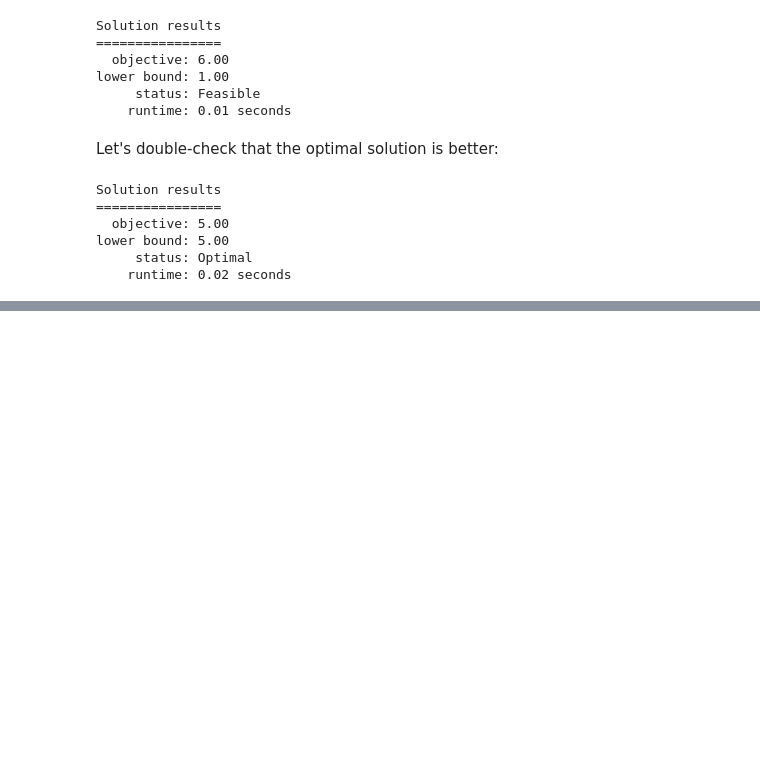
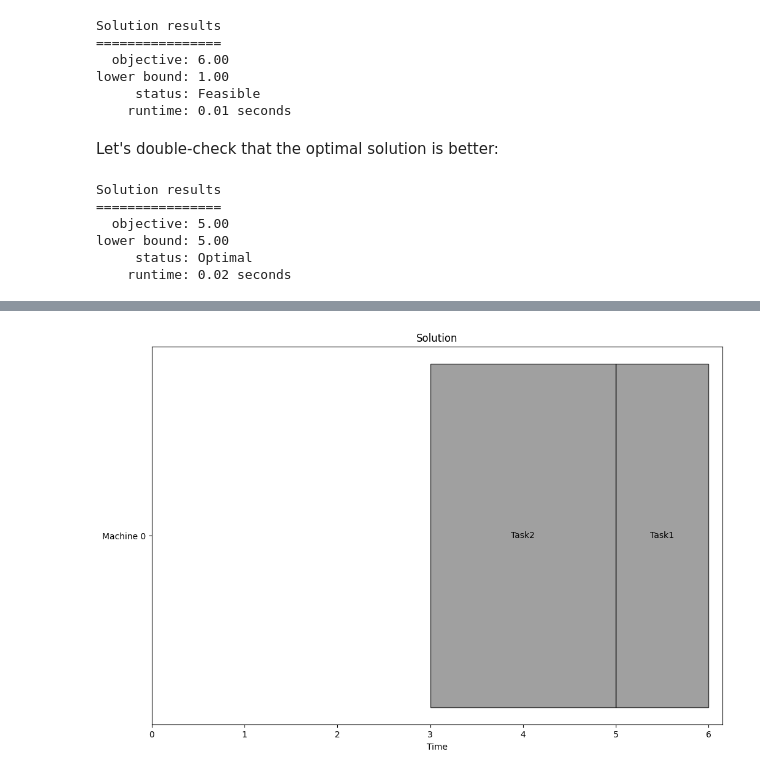
Before and after one commit to PyJobShop/PyJobShop, a Jupyter notebook: examples/quick_examples.ipynb, the cells around one changed output, grey strips where cells are left out. Drawn from its saved outputs; the diff is of its cells as text; code cells hidden in the pictures; blank space fills up the shorter version.

Commit message:
Add example of no idle time in quick examples

```diff
--- a/examples/quick_examples.ipynb
+++ b/examples/quick_examples.ipynb
@@ -87,0 +92,16 @@ lower bound: 5.00
+# %%
+model = Model()
+machine = model.add_machine(no_idle=True)
+
+task1 = model.add_task(earliest_start=5, name="Task1")
+task2 = model.add_task(name="Task2")
+
+model.add_mode(task1, machine, duration=1)
+model.add_mode(task2, machine, duration=2)
+
+result = model.solve(display=False)
+# %%
+data = model.data()
+plot_machine_gantt(result.best, data, plot_labels=True)
+# %% [output]
+[figure, added]
```
Also changed, not shown: parts of 2 cells of this notebook.
